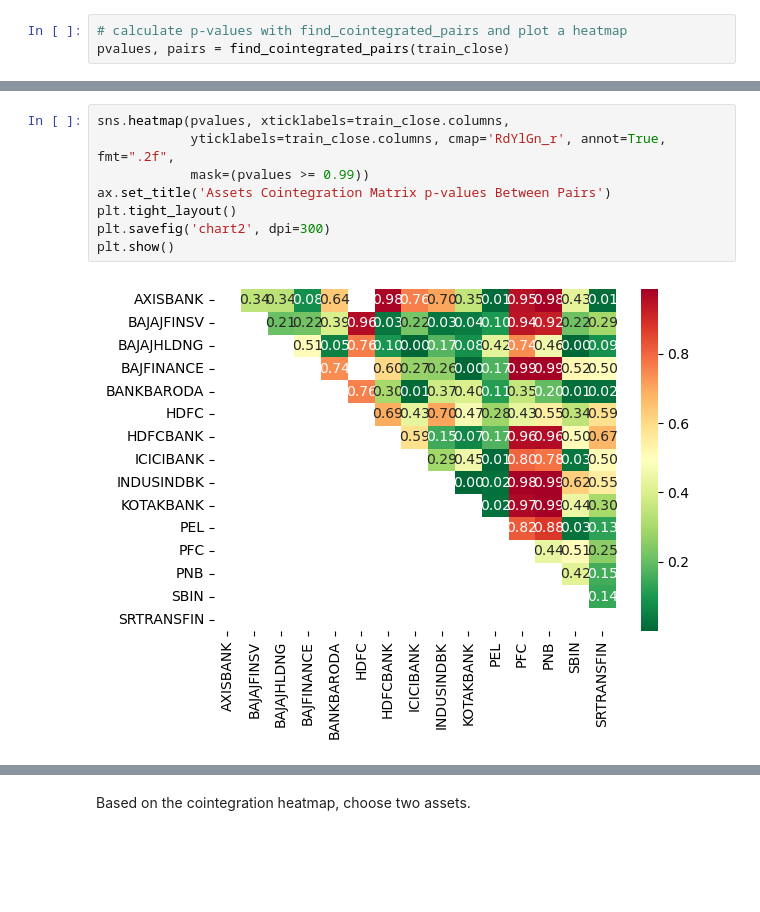
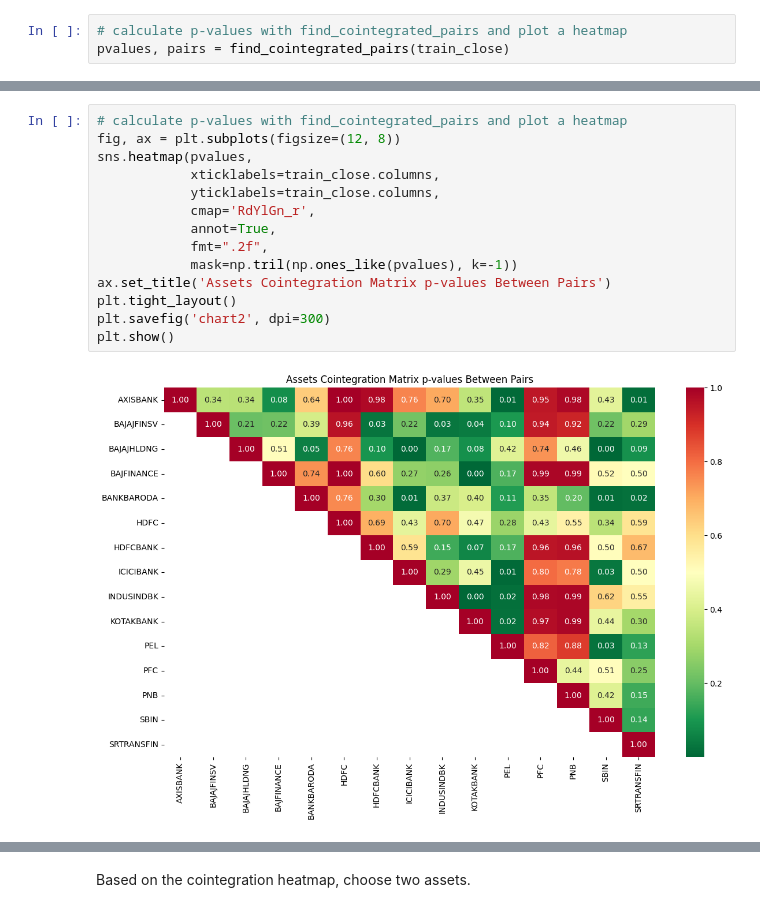
Before and after one commit to temef/FIRMA_ml, a Jupyter notebook: Exercise2/Exercise 2C/execise_2C_short_pairstrading.ipynb, the cells around one changed output, grey strips where cells are left out. Cells and saved outputs as stored; diff of their text form; blank space fills up the shorter version.

```diff
--- a/Exercise2/Exercise 2C/execise_2C_short_pairstrading.ipynb
+++ b/Exercise2/Exercise 2C/execise_2C_short_pairstrading.ipynb
@@ -187,10 +212,16 @@ pvalues, pairs = find_cointegrated_pairs(train_close)
 # %%
-sns.heatmap(pvalues, xticklabels=train_close.columns,
-            yticklabels=train_close.columns, cmap='RdYlGn_r', annot=True, fmt=".2f",
-            mask=(pvalues >= 0.99))
+# calculate p-values with find_cointegrated_pairs and plot a heatmap
+fig, ax = plt.subplots(figsize=(12, 8))
+sns.heatmap(pvalues,
+            xticklabels=train_close.columns,
+            yticklabels=train_close.columns,
+            cmap='RdYlGn_r',
+            annot=True,
+            fmt=".2f",
+            mask=np.tril(np.ones_like(pvalues), k=-1))
 ax.set_title('Assets Cointegration Matrix p-values Between Pairs')
 plt.tight_layout()
 plt.savefig('chart2', dpi=300)
 plt.show()
 # %% [output]
-[figure, old version]
+[figure, new version]
```
Also changed, not shown: parts of 32 cells of this notebook, 7 other files.
